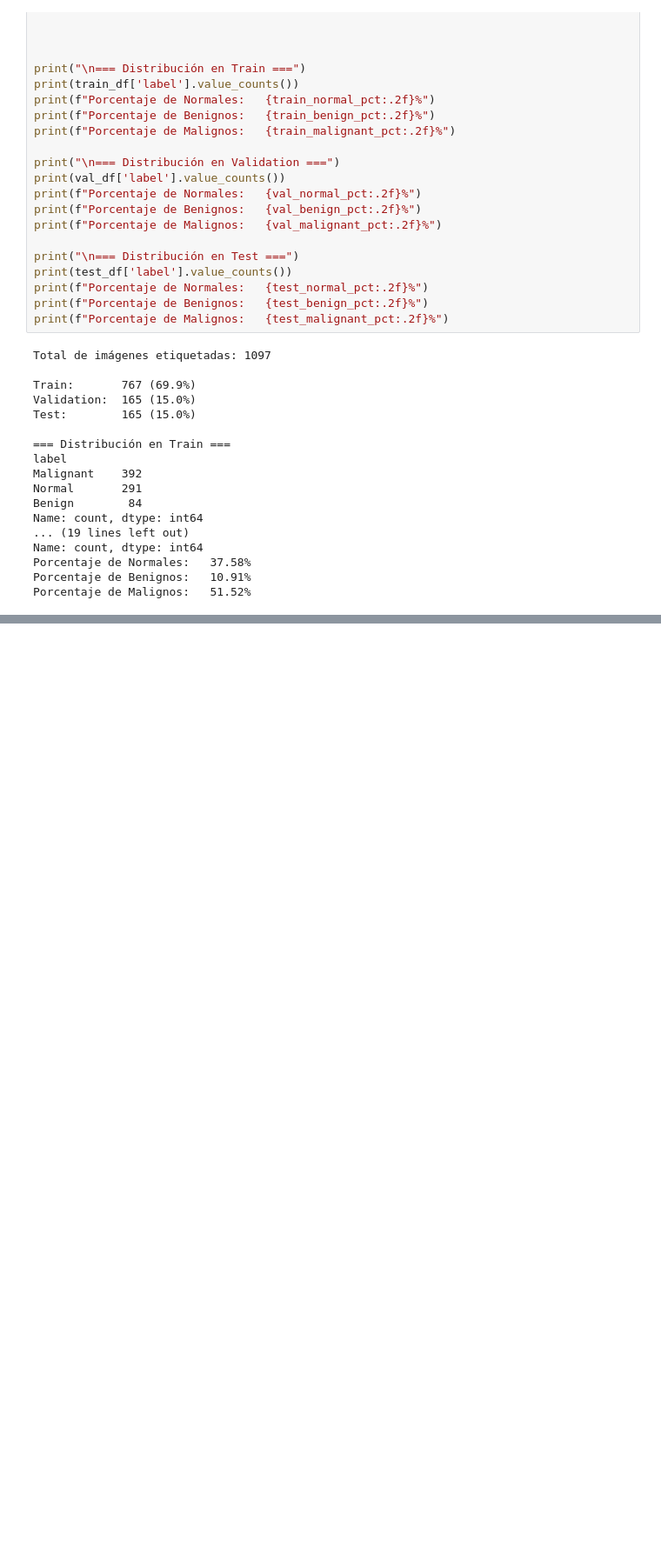
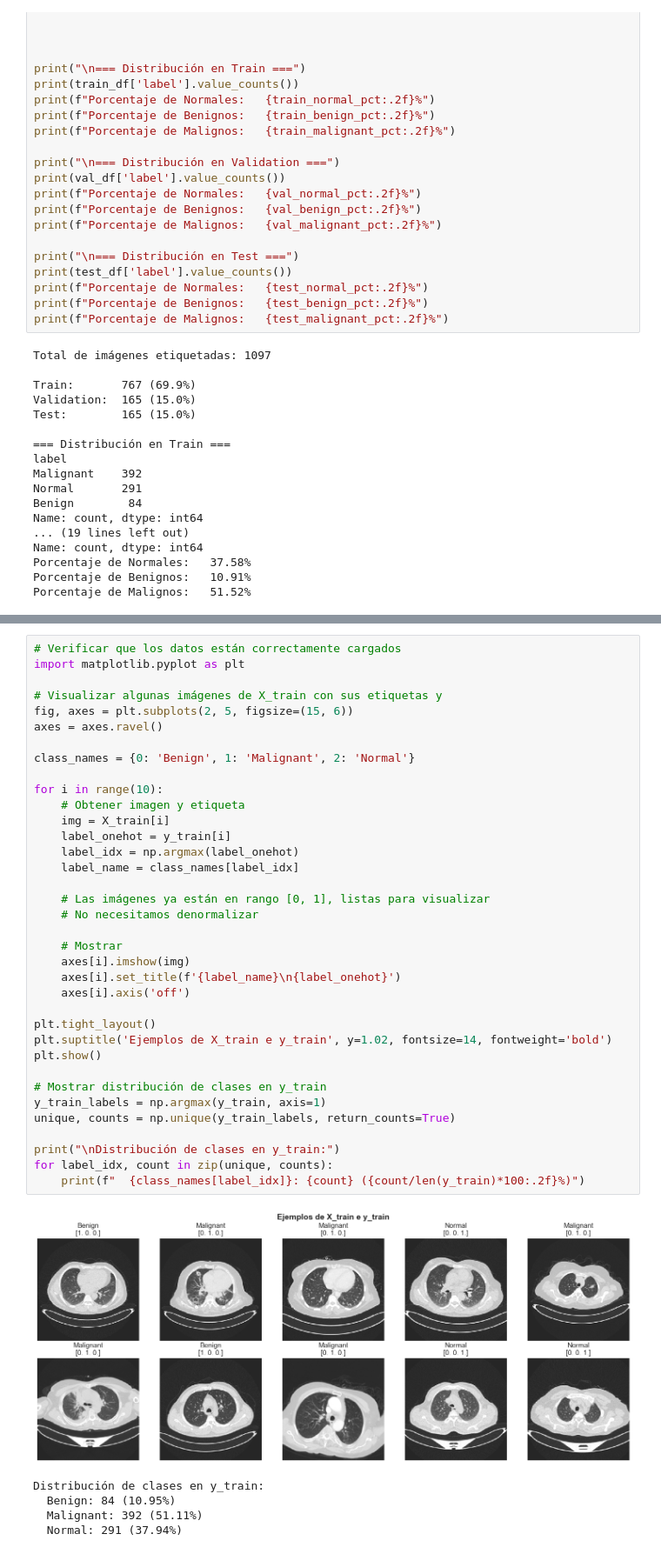
Before and after one commit to palodo/DeepLearning, a Jupyter notebook: Entrega1.ipynb, the cells around one changed output, grey strips where cells are left out. Shown at 87% size. Cells and saved outputs as stored; diff of their text form; blank space fills up the shorter version.

```diff
--- a/Entrega1.ipynb
+++ b/Entrega1.ipynb
@@ -349 +455,43 @@ Porcentaje de Malignos:   51.52%
+# %%
+# Verificar que los datos están correctamente cargados
+import matplotlib.pyplot as plt
+
+# Visualizar algunas imágenes de X_train con sus etiquetas y
+fig, axes = plt.subplots(2, 5, figsize=(15, 6))
+axes = axes.ravel()
+
+class_names = {0: 'Benign', 1: 'Malignant', 2: 'Normal'}
+
+for i in range(10):
+    # Obtener imagen y etiqueta
+    img = X_train[i]
+    label_onehot = y_train[i]
+    label_idx = np.argmax(label_onehot)
+    label_name = class_names[label_idx]
+
+    # Las imágenes ya están en rango [0, 1], listas para visualizar
+    # No necesitamos denormalizar
+
+    # Mostrar
+    axes[i].imshow(img)
+    axes[i].set_title(f'{label_name}\n{label_onehot}')
+    axes[i].axis('off')
+
+plt.tight_layout()
+plt.suptitle('Ejemplos de X_train e y_train', y=1.02, fontsize=14, fontweight='bold')
+plt.show()
+
+# Mostrar distribución de clases en y_train
+y_train_labels = np.argmax(y_train, axis=1)
+unique, counts = np.unique(y_train_labels, return_counts=True)
+
+print("\nDistribución de clases en y_train:")
+for label_idx, count in zip(unique, counts):
+    print(f"  {class_names[label_idx]}: {count} ({count/len(y_train)*100:.2f}%)")
+# %% [output]
+[figure, added]
+Distribución de clases en y_train:
+  Benign: 84 (10.95%)
+  Malignant: 392 (51.11%)
+  Normal: 291 (37.94%)
 # %% [markdown]
```
Also changed, not shown: parts of 4 cells of this notebook, 1 other file.
